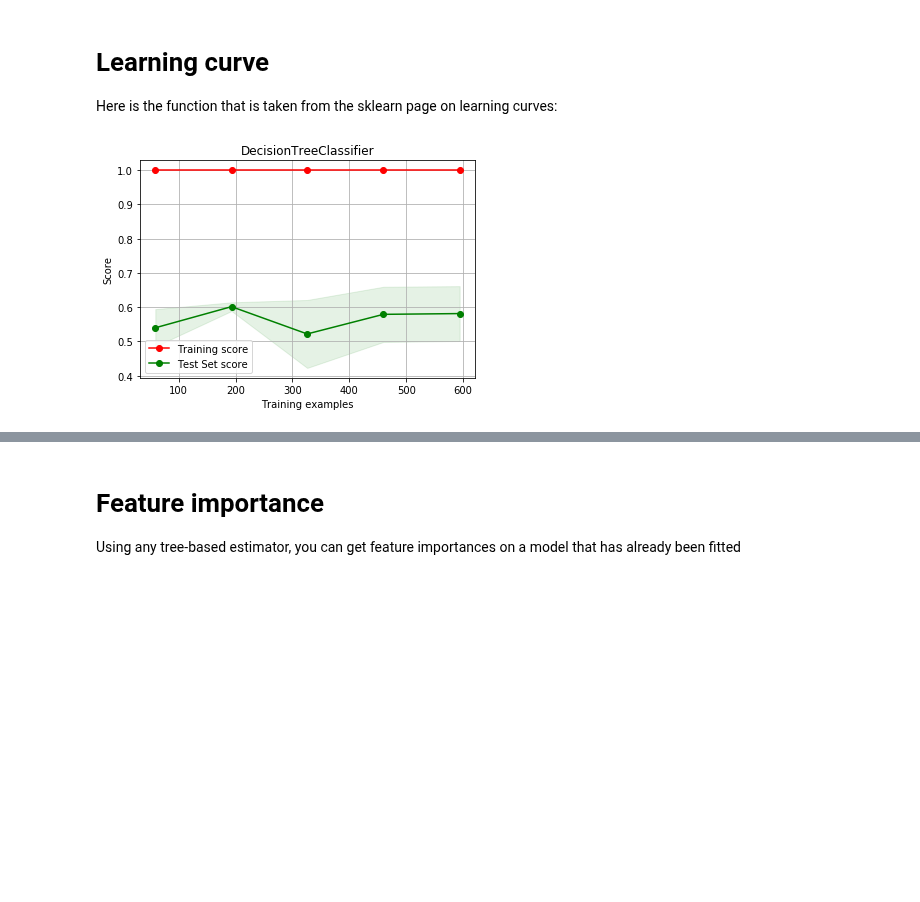
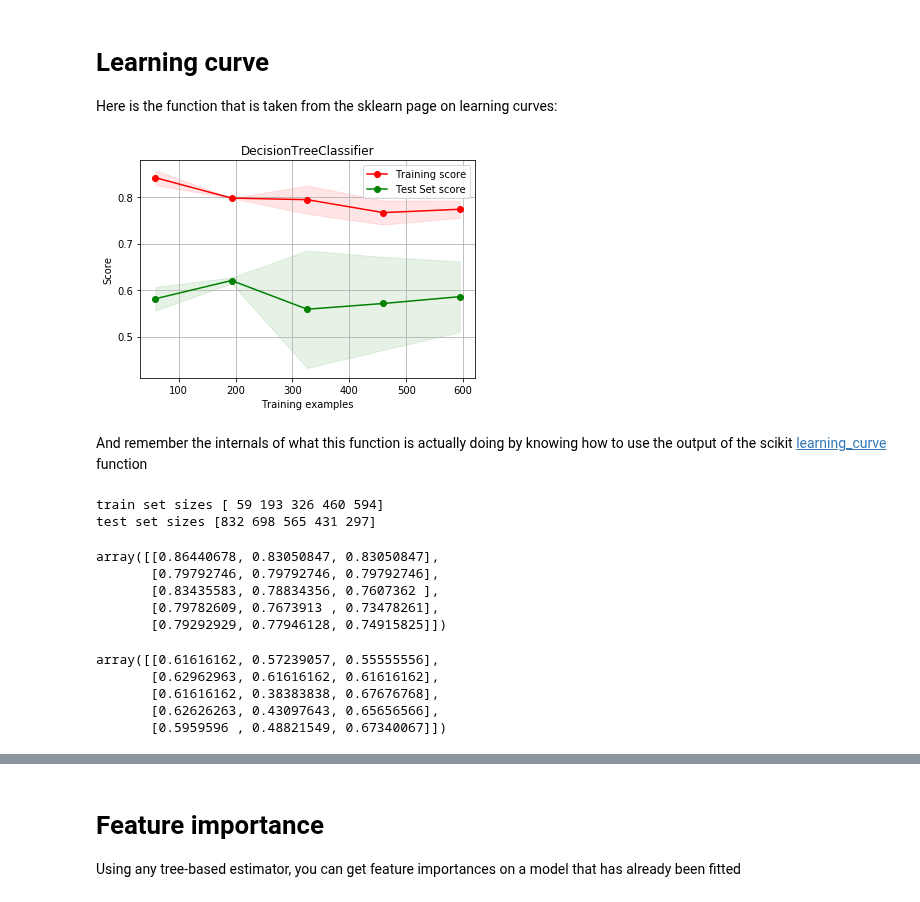
Before and after one commit to LDSSA/bootcamp, a Jupyter notebook: units/SLU17_Data_Sufficiency_And_Selection/Example Notebook - SLU17 (Data Sufficiency and Selection).ipynb, the cells around one changed output, grey strips where cells are left out. Saved outputs shown, nothing was run; the diff lists cells and outputs as text; code cells hidden in the pictures; blank space fills up the shorter version.

```diff
--- a/units/SLU17_Data_Sufficiency_And_Selection/Example Notebook - SLU17 (Data Sufficiency and Selection).ipynb
+++ b/units/SLU17_Data_Sufficiency_And_Selection/Example Notebook - SLU17 (Data Sufficiency and Selection).ipynb
@@ -148,12 +148,54 @@ def plot_learning_curve(estimator, title, X, y, ylim=None, cv=None,
 # %%
 # and this is how we used it
 
 
 X = df.select_dtypes(exclude='object').fillna(-1).drop('Survived', axis=1)
 y = df.Survived
 
-clf = DecisionTreeClassifier(random_state=1)
+clf = DecisionTreeClassifier(random_state=1, max_depth=5)
 
 plot_learning_curve(X=X, y=y, estimator=clf, title='DecisionTreeClassifier');
 # %% [output]
-[figure, old version]
+[figure, new version]
+# %% [markdown]
+And remember the internals of what this function is actually doing by knowing how to use the
+output of the scikit [learning_curve](http://scikit-learn.org/stable/modules/generated/sklearn.model_selection.learning_curve.html) function
+# %%
+# here's where the magic happens! The learning curve function is going
+# to take your classifier and your training data and subset the data
+train_sizes, train_scores, test_scores = learning_curve(clf, X, y)
+
+# 5 different training set sizes have been selected
+# with the smallest being 59 and the largest being 594
+# the remaining is used for testing
+print('train set sizes', train_sizes)
+print('test set sizes', X.shape[0] - train_sizes)
+# %% [output]
+train set sizes [ 59 193 326 460 594]
+test set sizes [832 698 565 431 297]
+# %%
+# each row corresponds to a training set size
+# each column corresponds to a cross validation fold
+# the first row is the highest because it corresponds
+# the smallest training set which means that it's very
+# easy for the classifier to overfit and have perfect
+# test set predictions while as the test set grows it
+# bcomes a bit mor difficult for this to happen.
+train_scores
+# %% [output]
+array([[0.86440678, 0.83050847, 0.83050847],
+       [0.79792746, 0.79792746, 0.79792746],
+       [0.83435583, 0.78834356, 0.7607362 ],
+       [0.79782609, 0.7673913 , 0.73478261],
+       [0.79292929, 0.77946128, 0.74915825]])
+# %%
+# The test set scores where again, each row corresponds
+# to a train / test set size and each column is a differet
+# run with the same train / test sizes
+test_scores
+# %% [output]
+array([[0.61616162, 0.57239057, 0.55555556],
+       [0.62962963, 0.61616162, 0.61616162],
+       [0.61616162, 0.38383838, 0.67676768],
+       [0.62626263, 0.43097643, 0.65656566],
+       [0.5959596 , 0.48821549, 0.67340067]])
```
Also changed, not shown: parts of 4 cells of this notebook.
